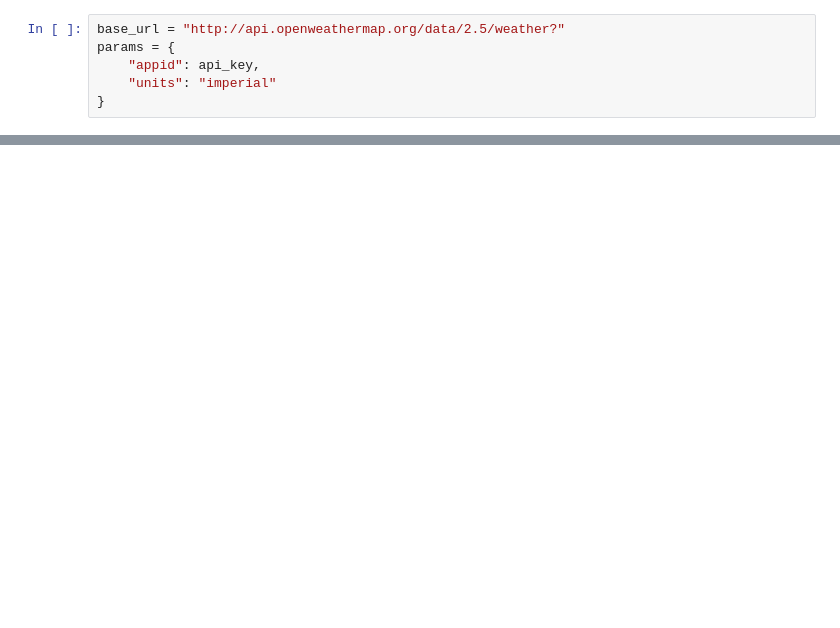
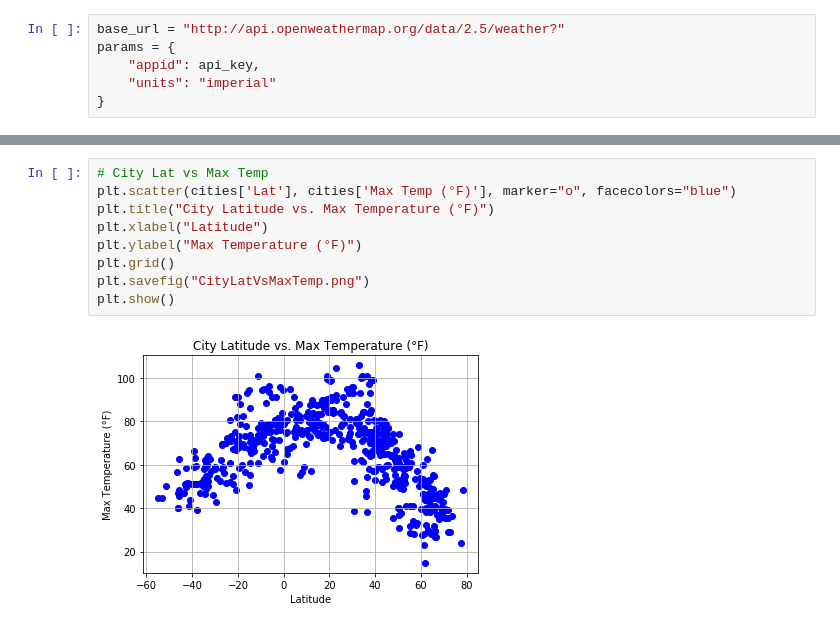
Before and after one commit to scross7/python-api-challenge, a Jupyter notebook: WeatherPy.ipynb, the cells around one changed output, grey strips where cells are left out. Drawn from its saved outputs; the diff is of its cells as text; blank space fills up the shorter version.

```diff
--- a/WeatherPy.ipynb
+++ b/WeatherPy.ipynb
@@ -143,0 +153,11 @@ for x in range(len(indices)):
+# %%
+# City Lat vs Max Temp
+plt.scatter(cities['Lat'], cities['Max Temp (°F)'], marker="o", facecolors="blue")
+plt.title("City Latitude vs. Max Temperature (°F)")
+plt.xlabel("Latitude")
+plt.ylabel("Max Temperature (°F)")
+plt.grid()
+plt.savefig("CityLatVsMaxTemp.png")
+plt.show()
+# %% [output]
+[figure, added]
```
Also changed, not shown: parts of 11 cells of this notebook, 5 other files.
